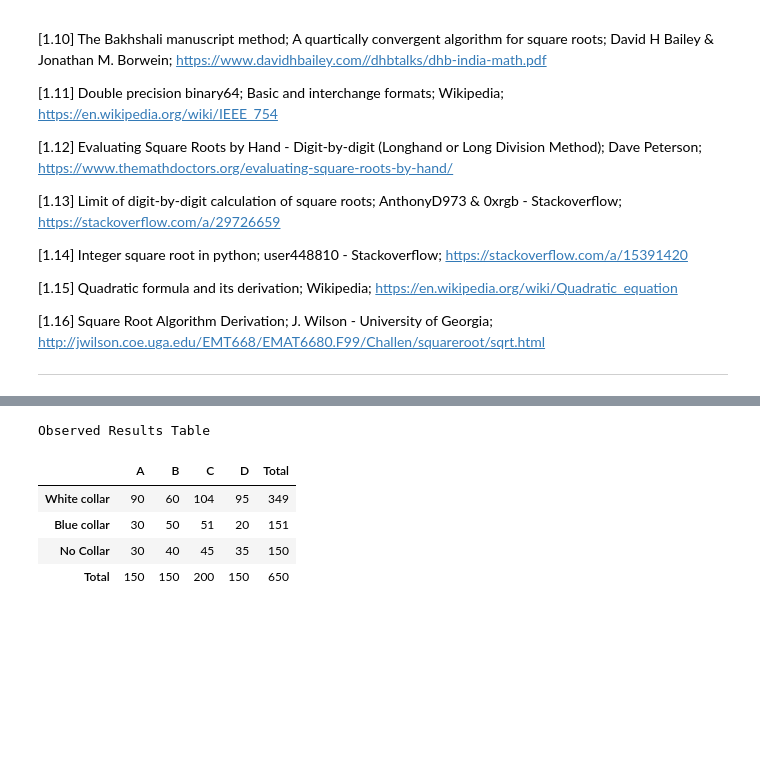
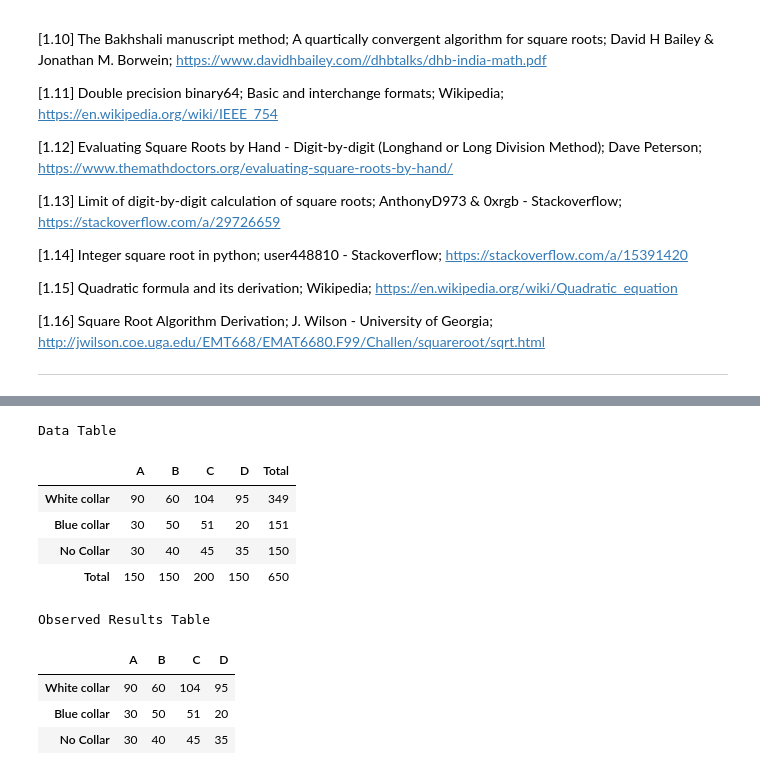
Before and after one commit to markcot/MachLearnTasks, a Jupyter notebook: Tasks.ipynb, the cells around one changed output, grey strips where cells are left out. Drawn from its saved outputs; the diff is of its cells as text; code cells hidden in the pictures; blank space fills up the shorter version.

```diff
--- a/Tasks.ipynb
+++ b/Tasks.ipynb
@@ -456,19 +460,32 @@ from scipy.stats import chi2 # for calculate chi-square value
 # %%
-# Create observed results df with data from table. Code adapted from
+# Create df with table data. Code adapted from
 # https://www.geeksforgeeks.org/different-ways-to-create-pandas-dataframe/ and
 # https://stackoverflow.com/a/60909202
 data = {'A':[90, 30, 30, 150], 'B':[60, 50, 40, 150], 'C':[104, 51, 45, 200],
         'D':[95, 20, 35, 150], 'Total':[349, 151, 150, 650]}
-df_Obs = pd.DataFrame(data,index=['White collar', 'Blue collar', 'No Collar', 'Total'])
+df = pd.DataFrame(data,index=['White collar', 'Blue collar', 'No Collar', 'Total'])
 
 # Display the Observed results dataframe table
-print("Observed Results Table")
-df_Obs
+print("Data Table")
+df
 # %% [output]
-Observed Results Table
+Data Table
 |  | A | B | C | D | Total |
 | White collar | 90 | 60 | 104 | 95 | 349 |
 | Blue collar | 30 | 50 | 51 | 20 | 151 |
 | No Collar | 30 | 40 | 45 | 35 | 150 |
 | Total | 150 | 150 | 200 | 150 | 650 |
+# %%
+# Create observed results df. Code adapted from [2.3]
+df_obs = df.iloc[0:3, 0:4].copy()
+
+# Display the Observed results dataframe table
+print("Observed Results Table")
+df_obs
+# %% [output]
+Observed Results Table
+|  | A | B | C | D |
+| White collar | 90 | 60 | 104 | 95 |
+| Blue collar | 30 | 50 | 51 | 20 |
+| No Collar | 30 | 40 | 45 | 35 |
 # %%
```
Also changed, not shown: parts of 11 cells of this notebook, 1 other file.
